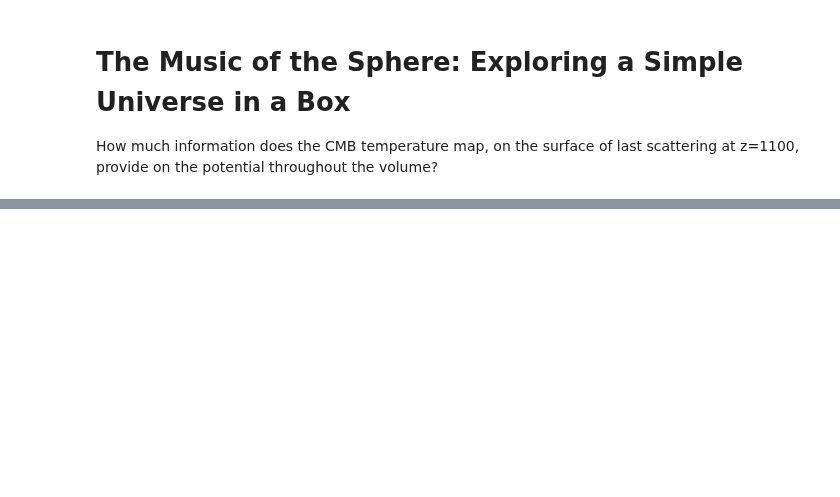
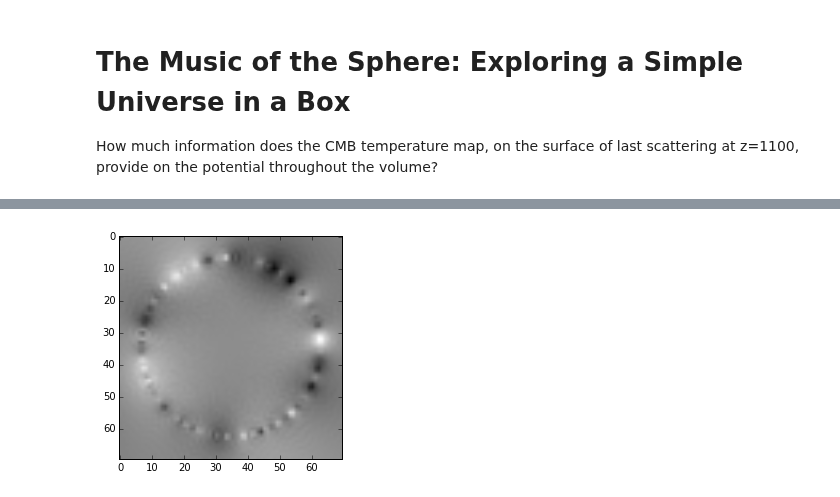
Before and after one commit to LaurencePeanuts/Music, a Jupyter notebook: Beatbox_Demo.ipynb, the cells around one changed output, grey strips where cells are left out. Saved outputs shown, nothing was run; the diff lists cells and outputs as text; code cells hidden in the pictures; blank space fills up the shorter version.

```diff
--- a/Beatbox_Demo.ipynb
+++ b/Beatbox_Demo.ipynb
@@ -11,0 +19,4 @@ universe.demo()
+# %%
+demo.ViewSlice(position=0., side_mpc=35., reso_mpc=0.5)
+# %% [output]
+[figure, added]
```
Also changed, not shown: parts of 4 cells of this notebook, 1 other file.
